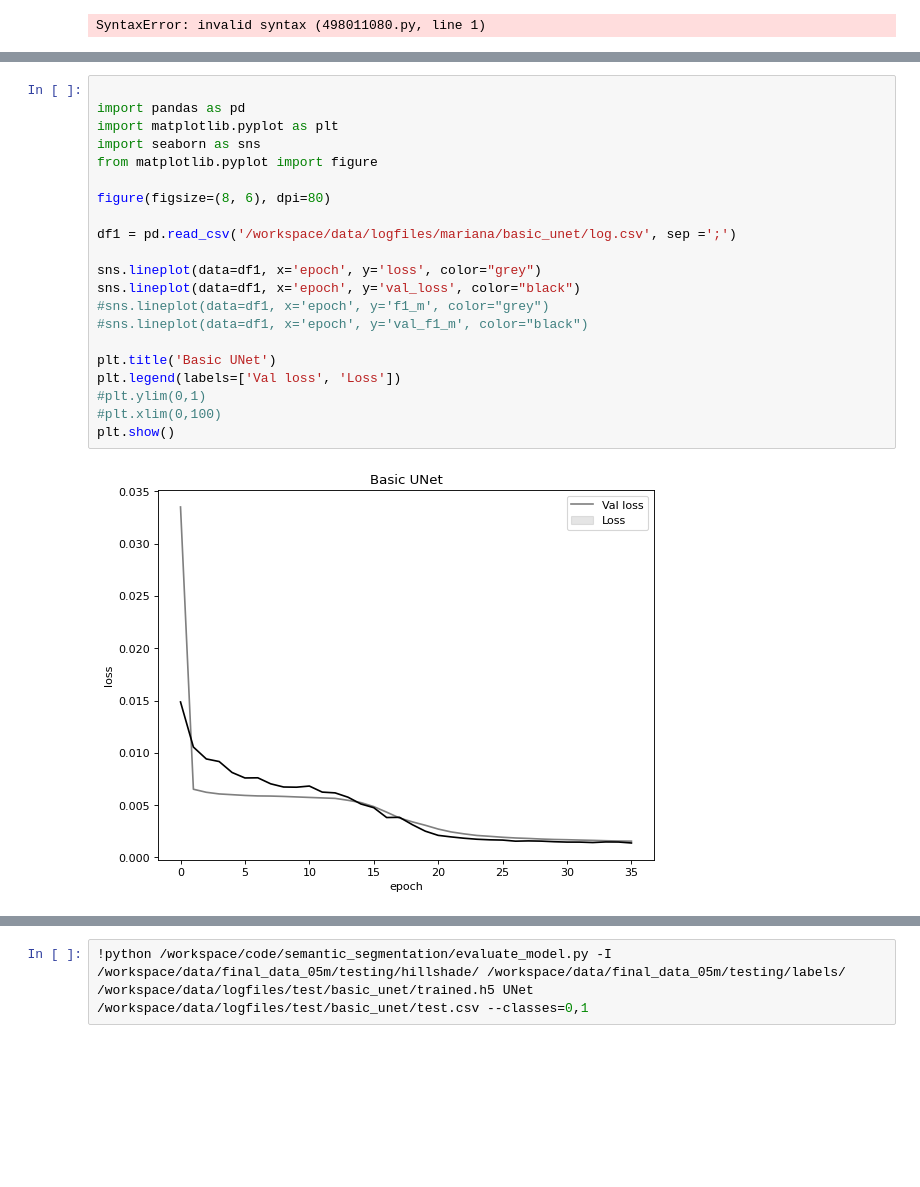
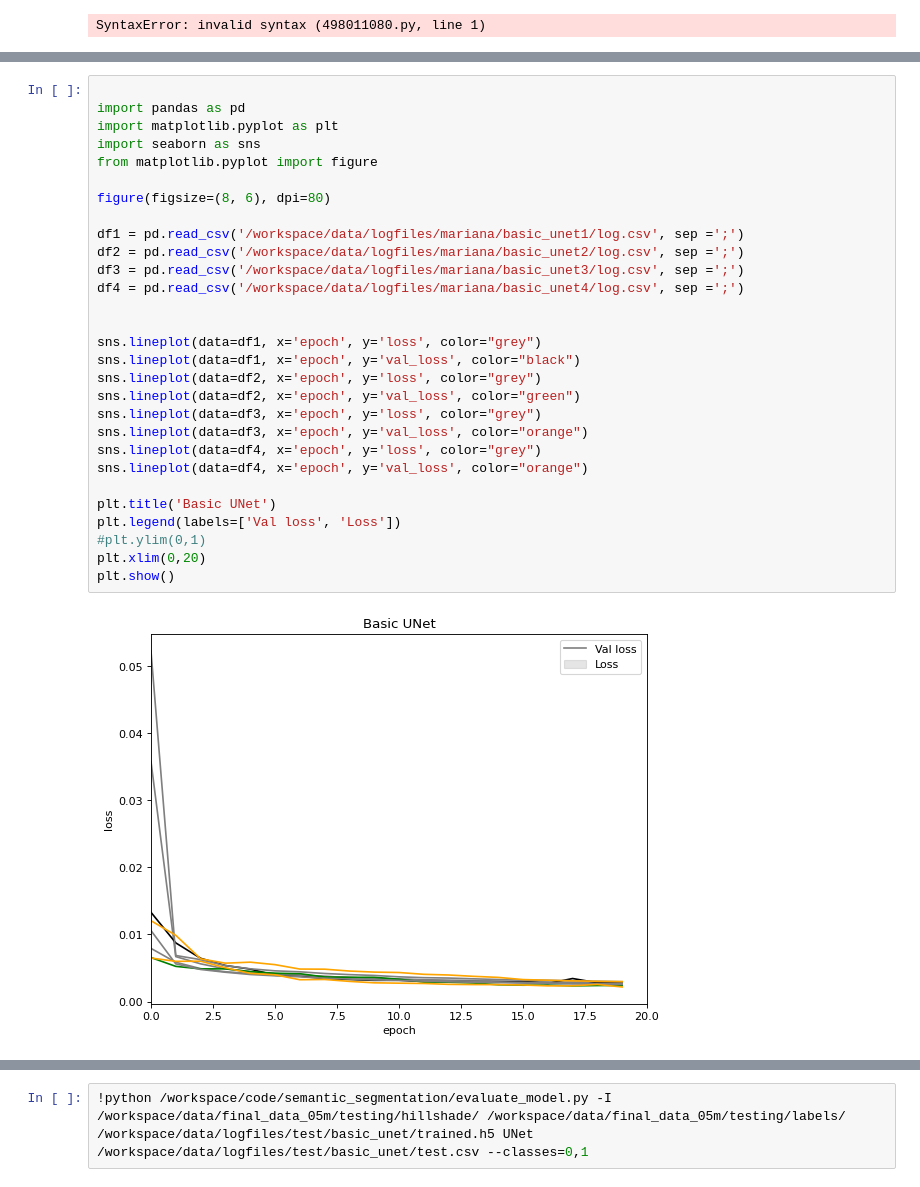
Before and after one commit to williamlidberg/Detection-of-hunting-pits-using-airborne-laser-scanning-and-deep-learning, a Jupyter notebook: notebooks/Exception Unet.ipynb, the cells around one changed output, grey strips where cells are left out. Saved outputs shown, nothing was run; the diff lists cells and outputs as text; blank space fills up the shorter version.

```diff
--- a/notebooks/Exception Unet.ipynb
+++ b/notebooks/Exception Unet.ipynb
@@ -236,23 +236,31 @@ plt.show()
 # %%
 
 import pandas as pd
 import matplotlib.pyplot as plt
 import seaborn as sns
 from matplotlib.pyplot import figure
 
 figure(figsize=(8, 6), dpi=80)
 
-df1 = pd.read_csv('/workspace/data/logfiles/mariana/basic_unet/log.csv', sep =';')
+df1 = pd.read_csv('/workspace/data/logfiles/mariana/basic_unet1/log.csv', sep =';')
+df2 = pd.read_csv('/workspace/data/logfiles/mariana/basic_unet2/log.csv', sep =';')
+df3 = pd.read_csv('/workspace/data/logfiles/mariana/basic_unet3/log.csv', sep =';')
+df4 = pd.read_csv('/workspace/data/logfiles/mariana/basic_unet4/log.csv', sep =';')
+
 
 sns.lineplot(data=df1, x='epoch', y='loss', color="grey")
 sns.lineplot(data=df1, x='epoch', y='val_loss', color="black")
-#sns.lineplot(data=df1, x='epoch', y='f1_m', color="grey")
-#sns.lineplot(data=df1, x='epoch', y='val_f1_m', color="black")
+sns.lineplot(data=df2, x='epoch', y='loss', color="grey")
+sns.lineplot(data=df2, x='epoch', y='val_loss', color="green")
+sns.lineplot(data=df3, x='epoch', y='loss', color="grey")
+sns.lineplot(data=df3, x='epoch', y='val_loss', color="orange")
+sns.lineplot(data=df4, x='epoch', y='loss', color="grey")
+sns.lineplot(data=df4, x='epoch', y='val_loss', color="orange")
 
 plt.title('Basic UNet')
 plt.legend(labels=['Val loss', 'Loss'])
 #plt.ylim(0,1)
-#plt.xlim(0,100)
+plt.xlim(0,20)
 plt.show()
 # %% [output]
-[figure, old version]
+[figure, new version]
```
Also changed, not shown: parts of 2 cells of this notebook, 17 other files.
